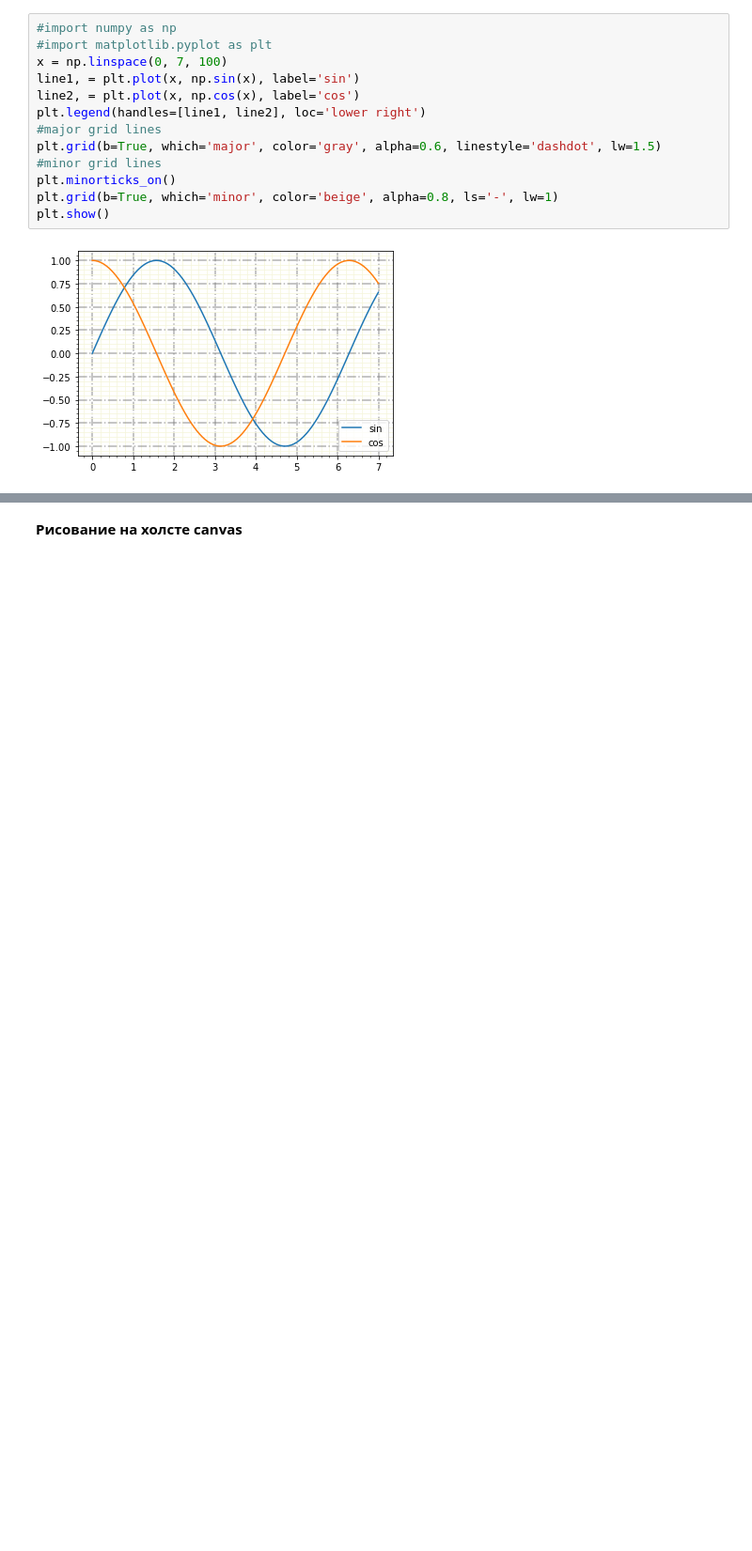
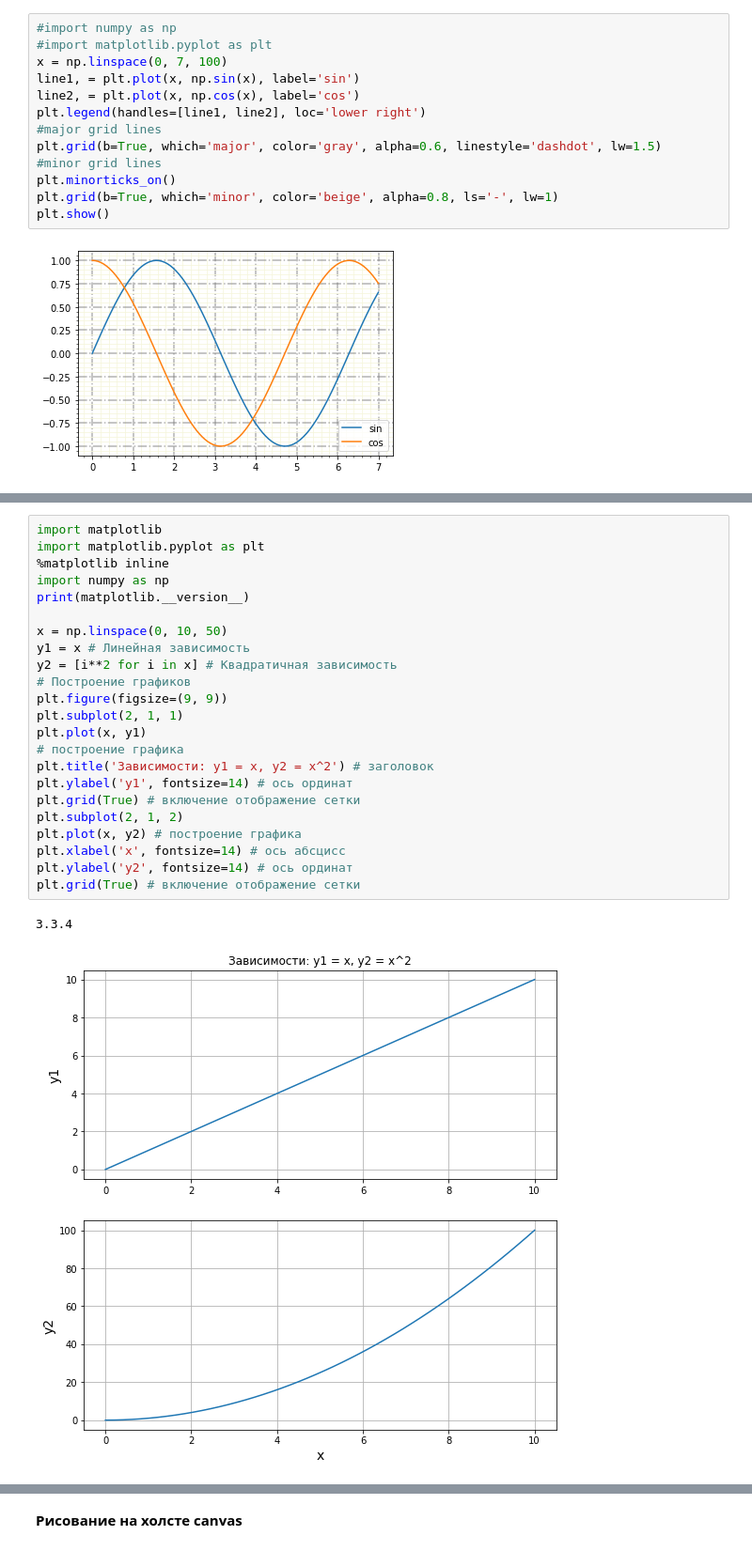
Before and after one commit to mykespb/edu, a Jupyter notebook: condabooks/pystart-graphics-01.ipynb, the cells around one changed output, grey strips where cells are left out. Shown at 94% size. Saved outputs shown, nothing was run; the diff lists cells and outputs as text; blank space fills up the shorter version.

Commit message:
full set of graphics added

```diff
--- a/condabooks/pystart-graphics-01.ipynb
+++ b/condabooks/pystart-graphics-01.ipynb
@@ -109,3 +109,29 @@ df['Number'].plot()
 # %% [output]
 <matplotlib.axes._subplots.AxesSubplot at 0x...>
 [drawing not drawn]
+# %%
+import matplotlib
+import matplotlib.pyplot as plt
+%matplotlib inline
+import numpy as np
+print(matplotlib.__version__)
+
+x = np.linspace(0, 10, 50)
+y1 = x # Линейная зависимость
+y2 = [i**2 for i in x] # Квадратичная зависимость
+# Построение графиков
+plt.figure(figsize=(9, 9))
+plt.subplot(2, 1, 1)
+plt.plot(x, y1)
+# построение графика
+plt.title('Зависимости: y1 = x, y2 = x^2') # заголовок
+plt.ylabel('y1', fontsize=14) # ось ординат
+plt.grid(True) # включение отображение сетки
+plt.subplot(2, 1, 2)
+plt.plot(x, y2) # построение графика
+plt.xlabel('x', fontsize=14) # ось абсцисс
+plt.ylabel('y2', fontsize=14) # ось ординат
+plt.grid(True) # включение отображение сетки
+# %% [output]
+3.3.4
+[figure, added]
```
Also changed, not shown: parts of 11 cells of this notebook.
